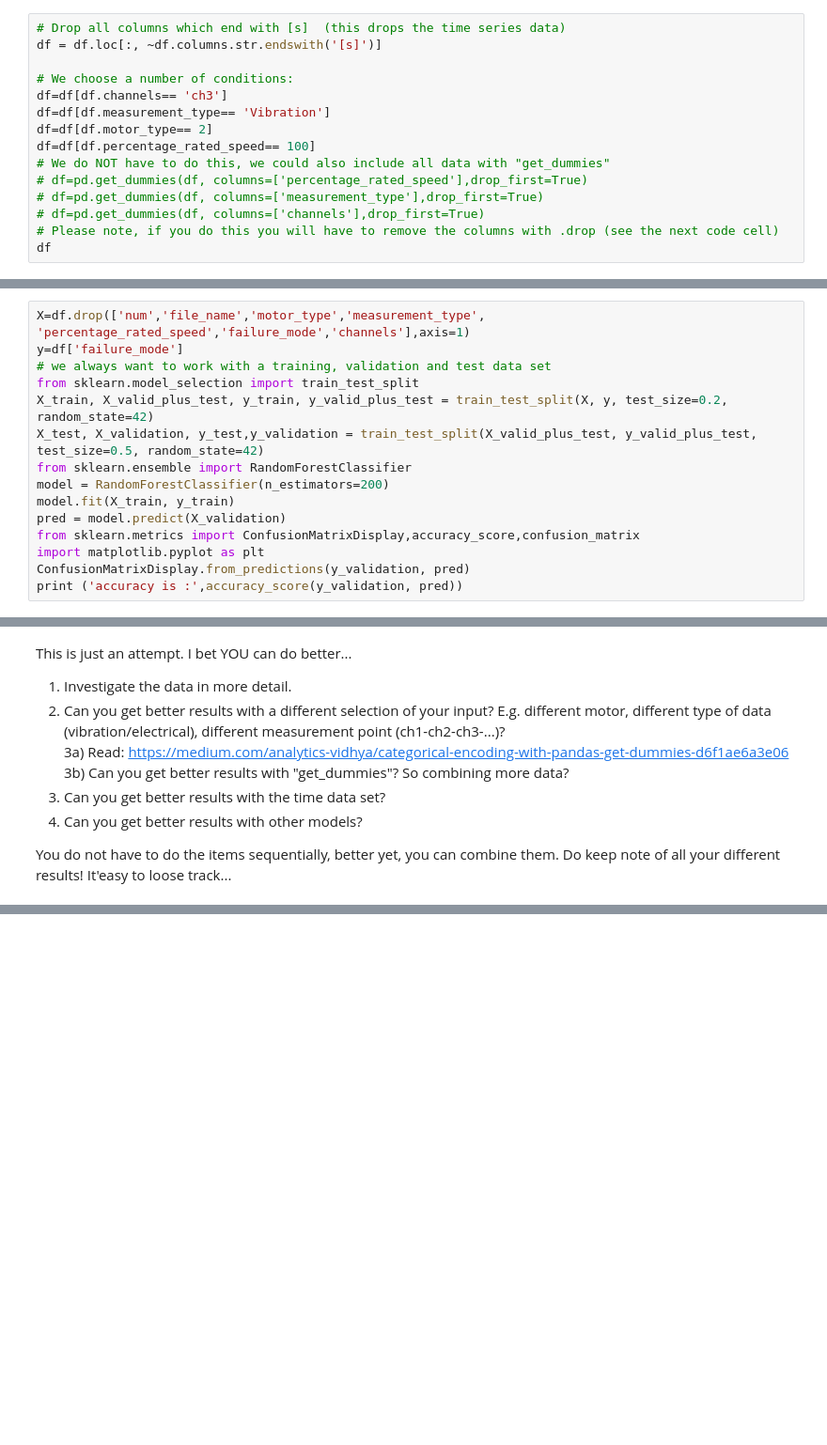
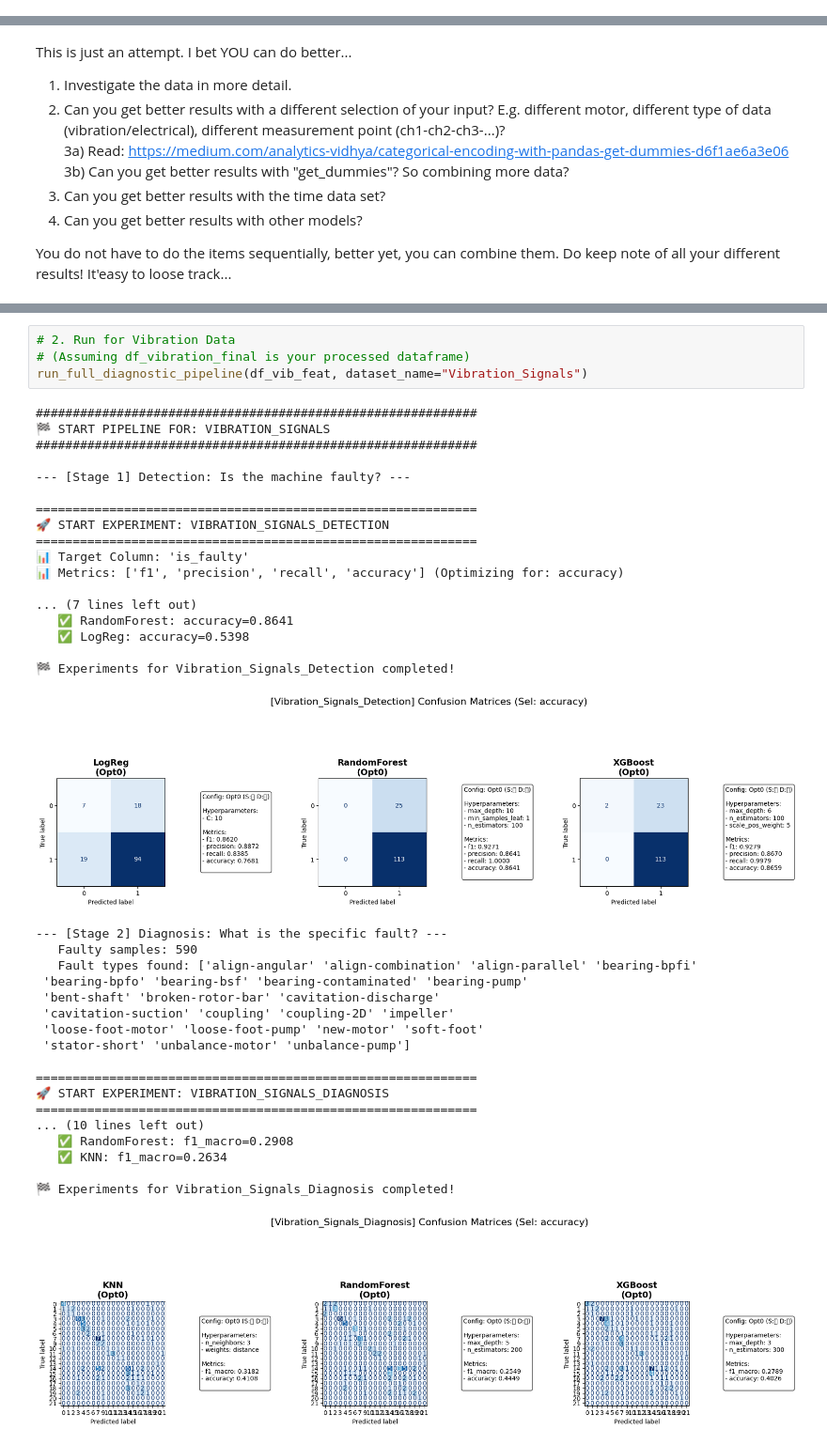
Before and after one commit to niboR13s/Data-science-code, a Jupyter notebook: Homework/Week_02/Classification/03_Motor_electrical_and_vibration_data_set.ipynb, the cells around one changed output, grey strips where cells are left out. Shown: that part at 94% size. Cells and saved outputs as stored; diff of their text form; blank space fills up the shorter version.

```diff
--- a/Homework/Week_02/Classification/03_Motor_electrical_and_vibration_data_set.ipynb
+++ b/Homework/Week_02/Classification/03_Motor_electrical_and_vibration_data_set.ipynb
@@ -37,17 +49,2 @@ df
 # %% [markdown]
 We'll try a simple model on a subset of the problem, we will look at motor 2 at 50% rated speed. We will use the vibration data of channel 3 as feature set.
-# %%
-# Drop all columns which end with [s]  (this drops the time series data)
-df = df.loc[:, ~df.columns.str.endswith('[s]')]
-
-# We choose a number of conditions:
-df=df[df.channels== 'ch3']
-df=df[df.measurement_type== 'Vibration']
-df=df[df.motor_type== 2]
-df=df[df.percentage_rated_speed== 100]
-# We do NOT have to do this, we could also include all data with "get_dummies"
-# df=pd.get_dummies(df, columns=['percentage_rated_speed'],drop_first=True)
-# df=pd.get_dummies(df, columns=['measurement_type'],drop_first=True)
-# df=pd.get_dummies(df, columns=['channels'],drop_first=True)
-# Please note, if you do this you will have to remove the columns with .drop (see the next code cell)
-df
@@ -68,15 +50,0 @@ df
-# %%
-X=df.drop(['num','file_name','motor_type','measurement_type',	'percentage_rated_speed','failure_mode','channels'],axis=1)
-y=df['failure_mode']
-# we always want to work with a training, validation and test data set
-from sklearn.model_selection import train_test_split
-X_train, X_valid_plus_test, y_train, y_valid_plus_test = train_test_split(X, y, test_size=0.2, random_state=42)
-X_test, X_validation, y_test,y_validation = train_test_split(X_valid_plus_test, y_valid_plus_test, test_size=0.5, random_state=42)
-from sklearn.ensemble import RandomForestClassifier
-model = RandomForestClassifier(n_estimators=200)
-model.fit(X_train, y_train)
-pred = model.predict(X_validation)
-from sklearn.metrics import ConfusionMatrixDisplay,accuracy_score,confusion_matrix
-import matplotlib.pyplot as plt
-ConfusionMatrixDisplay.from_predictions(y_validation, pred)
-print ('accuracy is :',accuracy_score(y_validation, pred))
@@ -96,0 +947,41 @@ You do not have to do the items sequentially, better yet, you can combine them.
+# %%
+# 2. Run for Vibration Data
+# (Assuming df_vibration_final is your processed dataframe)
+run_full_diagnostic_pipeline(df_vib_feat, dataset_name="Vibration_Signals")
+# %% [output]
+############################################################
+🏁 START PIPELINE FOR: VIBRATION_SIGNALS
+############################################################
+
+--- [Stage 1] Detection: Is the machine faulty? ---
+
+============================================================
+🚀 START EXPERIMENT: VIBRATION_SIGNALS_DETECTION
+============================================================
+📊 Target Column: 'is_faulty'
+📊 Metrics: ['f1', 'precision', 'recall', 'accuracy'] (Optimizing for: accuracy)
+
+... (7 lines left out)
+   ✅ RandomForest: accuracy=0.8641
+   ✅ LogReg: accuracy=0.5398
+
+🏁 Experiments for Vibration_Signals_Detection completed!
+[figure, added]
+--- [Stage 2] Diagnosis: What is the specific fault? ---
+   Faulty samples: 590
+   Fault types found: ['align-angular' 'align-combination' 'align-parallel' 'bearing-bpfi'
+ 'bearing-bpfo' 'bearing-bsf' 'bearing-contaminated' 'bearing-pump'
+ 'bent-shaft' 'broken-rotor-bar' 'cavitation-discharge'
+ 'cavitation-suction' 'coupling' 'coupling-2D' 'impeller'
+ 'loose-foot-motor' 'loose-foot-pump' 'new-motor' 'soft-foot'
+ 'stator-short' 'unbalance-motor' 'unbalance-pump']
+
+============================================================
+🚀 START EXPERIMENT: VIBRATION_SIGNALS_DIAGNOSIS
+============================================================
+... (10 lines left out)
+   ✅ RandomForest: f1_macro=0.2908
+   ✅ KNN: f1_macro=0.2634
+
+🏁 Experiments for Vibration_Signals_Diagnosis completed!
+[figure, added]
```
Also changed, not shown: parts of 16 cells of this notebook, 8 other files.
